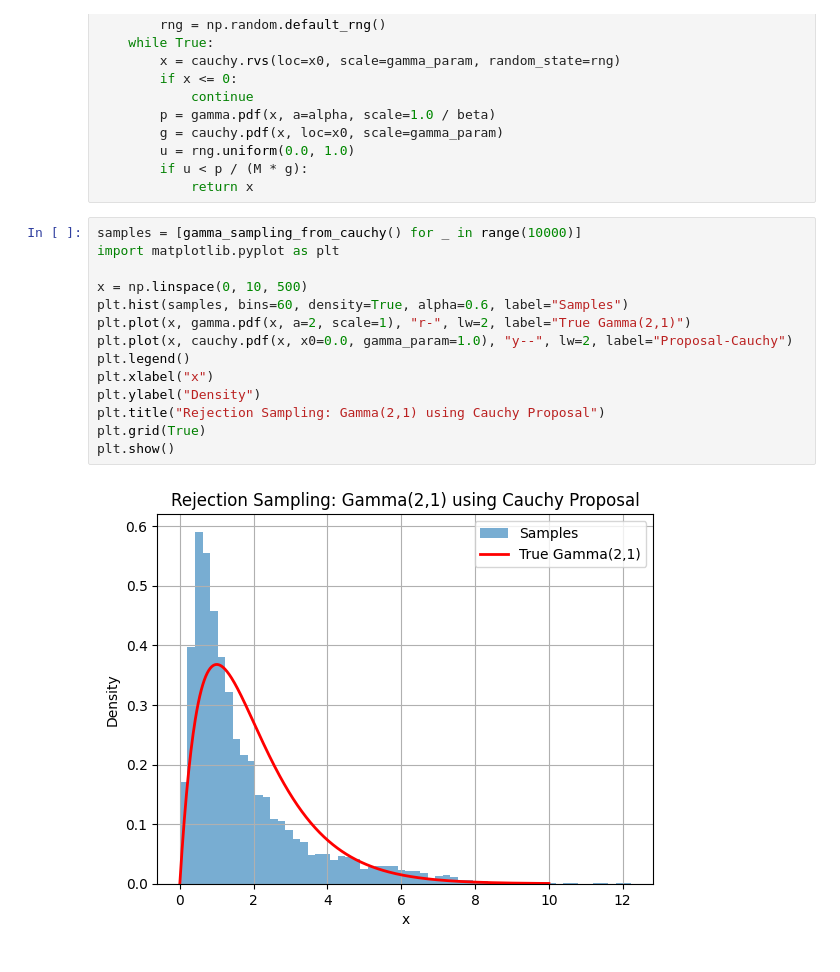
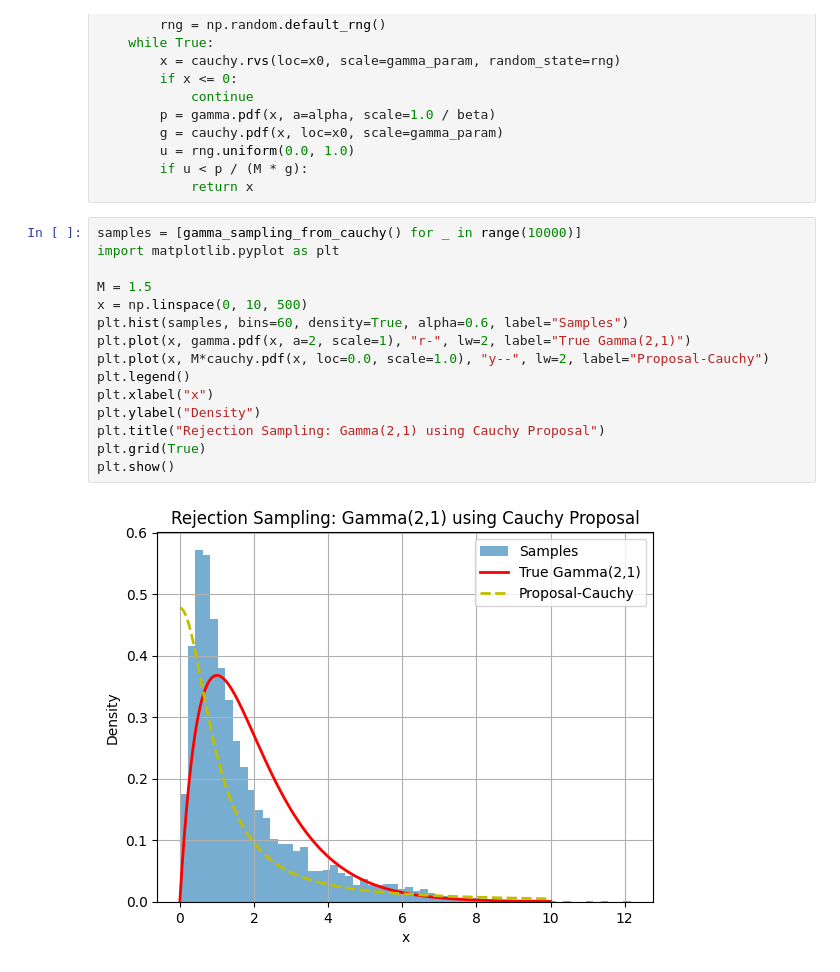
Before and after one commit to Hanifemam/pattern_recognition, a Jupyter notebook: smpling/rejection_sampling.ipynb, the cells around one changed output. Cells and saved outputs as stored; diff of their text form.

Commit message:
Cauchy visualization added.

```diff
--- a/smpling/rejection_sampling.ipynb
+++ b/smpling/rejection_sampling.ipynb
@@ -19,16 +19,17 @@ def gamma_sampling_from_cauchy(
 # %%
 samples = [gamma_sampling_from_cauchy() for _ in range(10000)]
 import matplotlib.pyplot as plt
 
+M = 1.5
 x = np.linspace(0, 10, 500)
 plt.hist(samples, bins=60, density=True, alpha=0.6, label="Samples")
 plt.plot(x, gamma.pdf(x, a=2, scale=1), "r-", lw=2, label="True Gamma(2,1)")
-plt.plot(x, cauchy.pdf(x, x0=0.0, gamma_param=1.0), "y--", lw=2, label="Proposal-Cauchy")
+plt.plot(x, M*cauchy.pdf(x, loc=0.0, scale=1.0), "y--", lw=2, label="Proposal-Cauchy")
 plt.legend()
 plt.xlabel("x")
 plt.ylabel("Density")
 plt.title("Rejection Sampling: Gamma(2,1) using Cauchy Proposal")
 plt.grid(True)
 plt.show()
 # %% [output]
-[figure, old version]
+[figure, new version]
```
